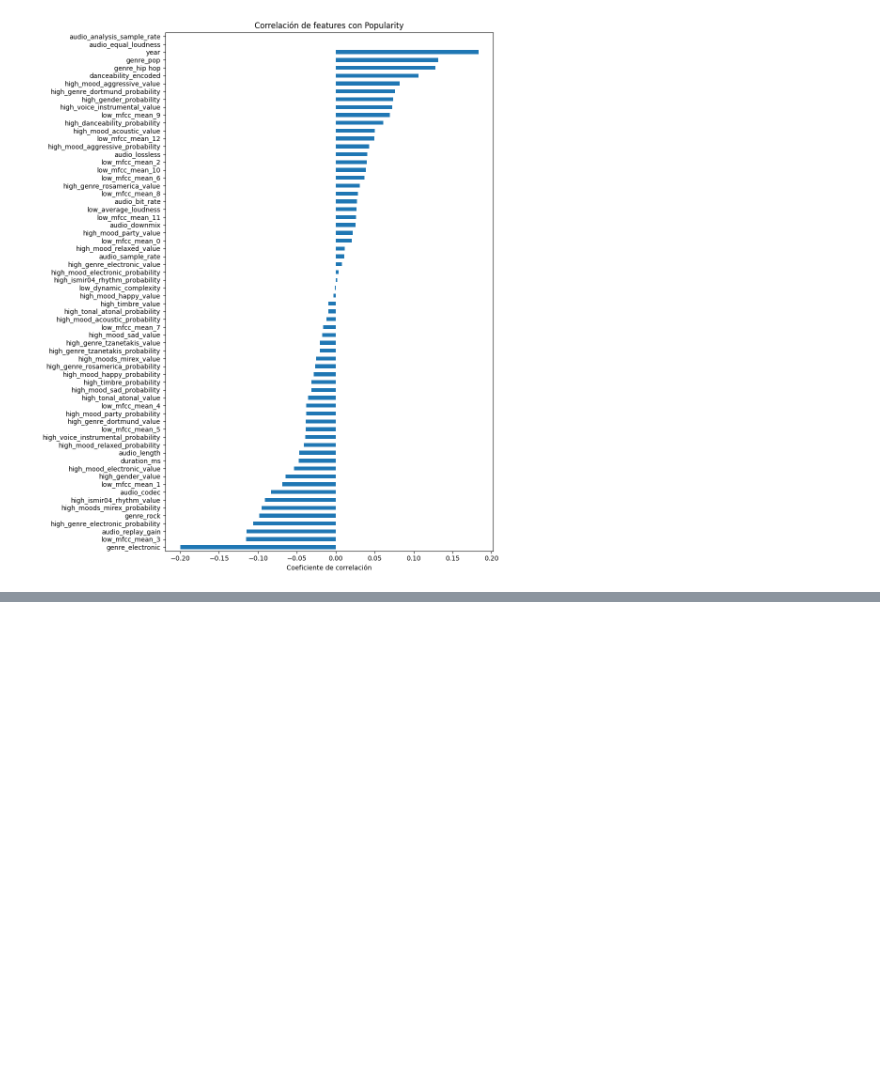
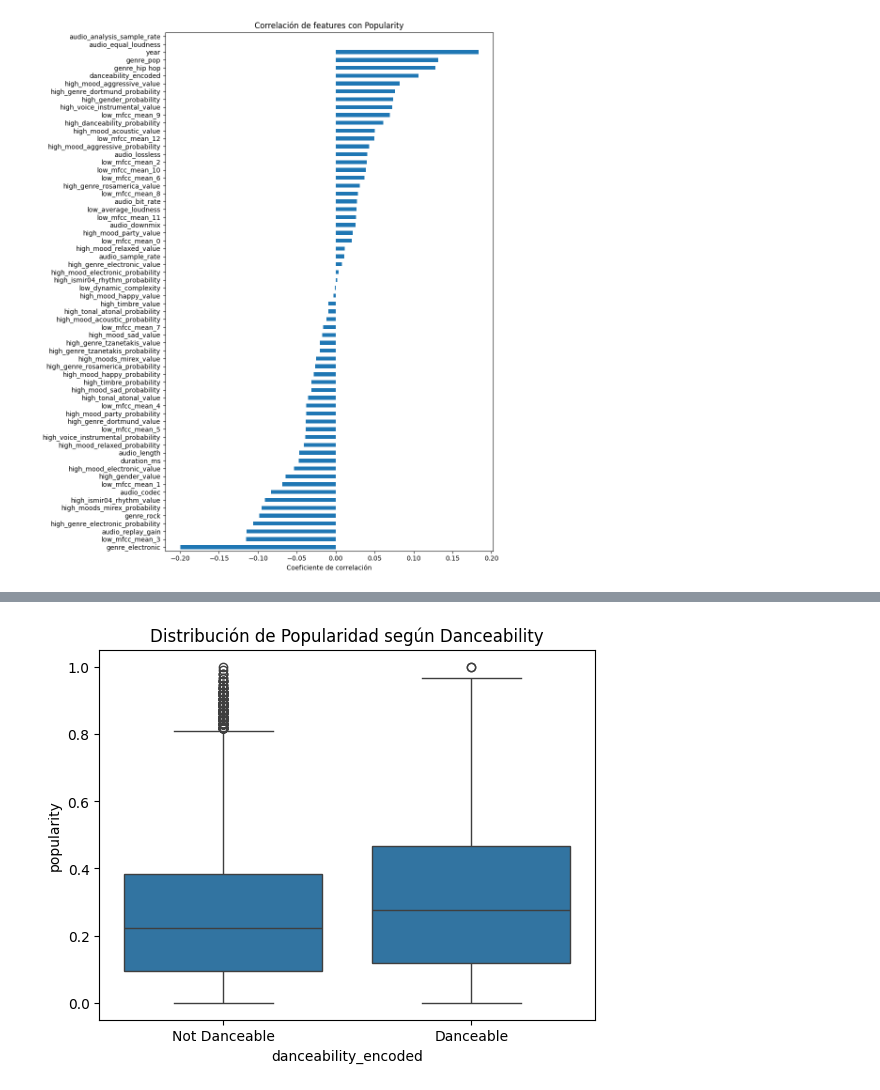
Before and after one commit to PolloDK/HitSpell, a Jupyter notebook: 01_preprocesamiento_andrea.ipynb, the cells around one changed output, grey strips where cells are left out. Cells and saved outputs as stored; diff of their text form; code cells hidden in the pictures; blank space fills up the shorter version.

```diff
--- a/01_preprocesamiento_andrea.ipynb
+++ b/01_preprocesamiento_andrea.ipynb
@@ -739,0 +752,10 @@ plt.show()
+# %%
+import seaborn as sns
+import matplotlib.pyplot as plt
+
+sns.boxplot(data=df_encoded, x='danceability_encoded', y='popularity')
+plt.xticks([0, 1], ['Not Danceable', 'Danceable'])
+plt.title("Distribución de Popularidad según Danceability")
+plt.show()
+# %% [output]
+[figure, added]
```
Also changed, not shown: parts of 3 cells of this notebook.
